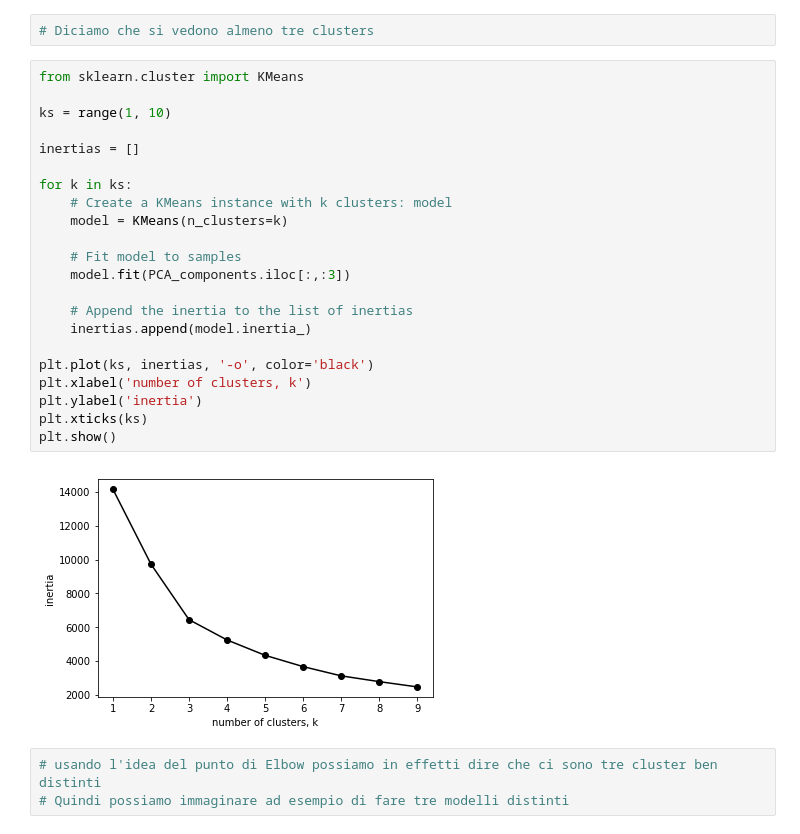
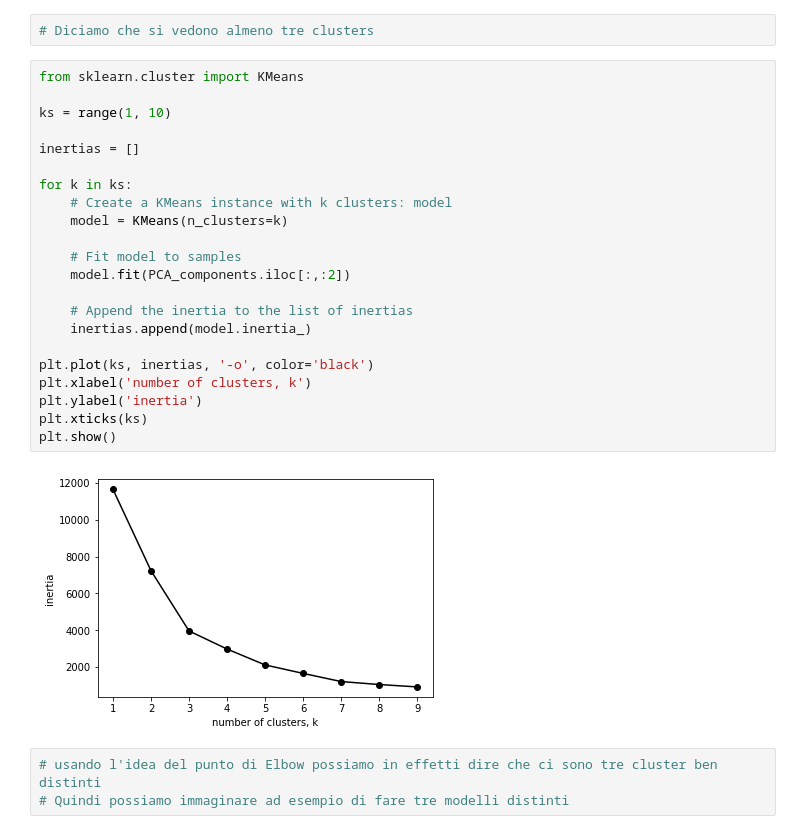
Before and after one commit to tesilogp/mllogdp, a Jupyter notebook: initialtests.ipynb, the cells around one changed output. Saved outputs shown, nothing was run; the diff lists cells and outputs as text.

```diff
--- a/initialtests.ipynb
+++ b/initialtests.ipynb
@@ -42,27 +42,27 @@ plt.show()
 # %%
 from sklearn.cluster import KMeans
 
 ks = range(1, 10)
 
 inertias = []
 
 for k in ks:
     # Create a KMeans instance with k clusters: model
     model = KMeans(n_clusters=k)
 
     # Fit model to samples
-    model.fit(PCA_components.iloc[:,:3])
+    model.fit(PCA_components.iloc[:,:2])
 
     # Append the inertia to the list of inertias
     inertias.append(model.inertia_)
 
 plt.plot(ks, inertias, '-o', color='black')
 plt.xlabel('number of clusters, k')
 plt.ylabel('inertia')
 plt.xticks(ks)
 plt.show()
 # %% [output]
-[figure, old version]
+[figure, new version]
 # %%
 # usando l'idea del punto di Elbow possiamo in effetti dire che ci sono tre cluster ben distinti
 # Quindi possiamo immaginare ad esempio di fare tre modelli distinti
```
Also changed, not shown: parts of 2 cells of this notebook, 2 other files.
